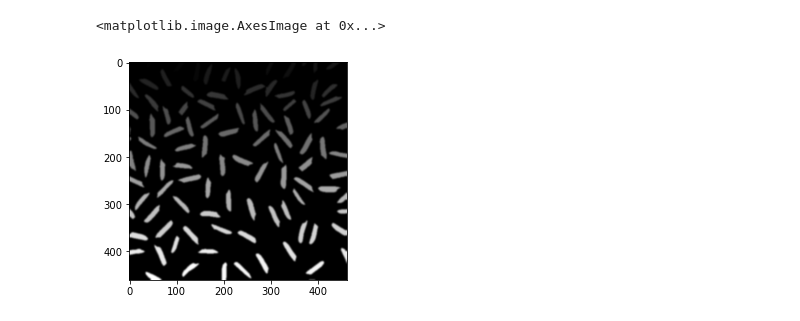
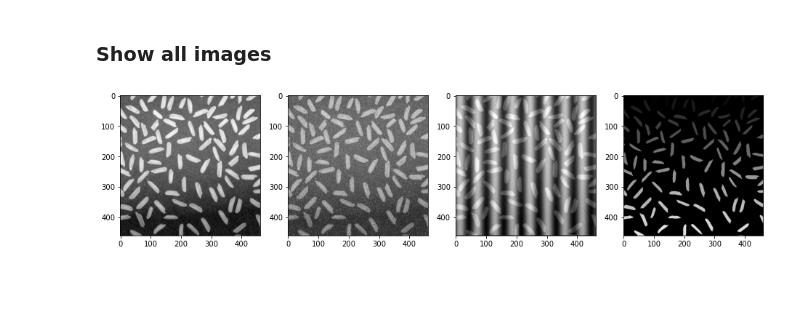
Before and after one commit to nvhoang55/Nhom-11__XLA__Project, a Jupyter notebook: bai-1/bai-1-set-1.ipynb, the cells around one changed output. Drawn from its saved outputs; the diff is of its cells as text; code cells hidden in the pictures; blank space fills up the shorter version.

```diff
--- a/bai-1/bai-1-set-1.ipynb
+++ b/bai-1/bai-1-set-1.ipynb
@@ -34,6 +26,2 @@ for i, image in enumerate(images):
-# %%
-blur = cv.GaussianBlur(current_image, (7, 7), 0)
-plt.imshow(blur, cmap='gray')
-# %% [output]
-<matplotlib.image.AxesImage at 0x...>
-[figure, removed]
+# %% [markdown]
+### Show all images
@@ -39,0 +38,4 @@ plt.imshow(blur, cmap='gray')
+# %%
+show_all_images()
+# %% [output]
+[figure, added]
```
Also changed, not shown: parts of 18 cells of this notebook, 12 other files.
